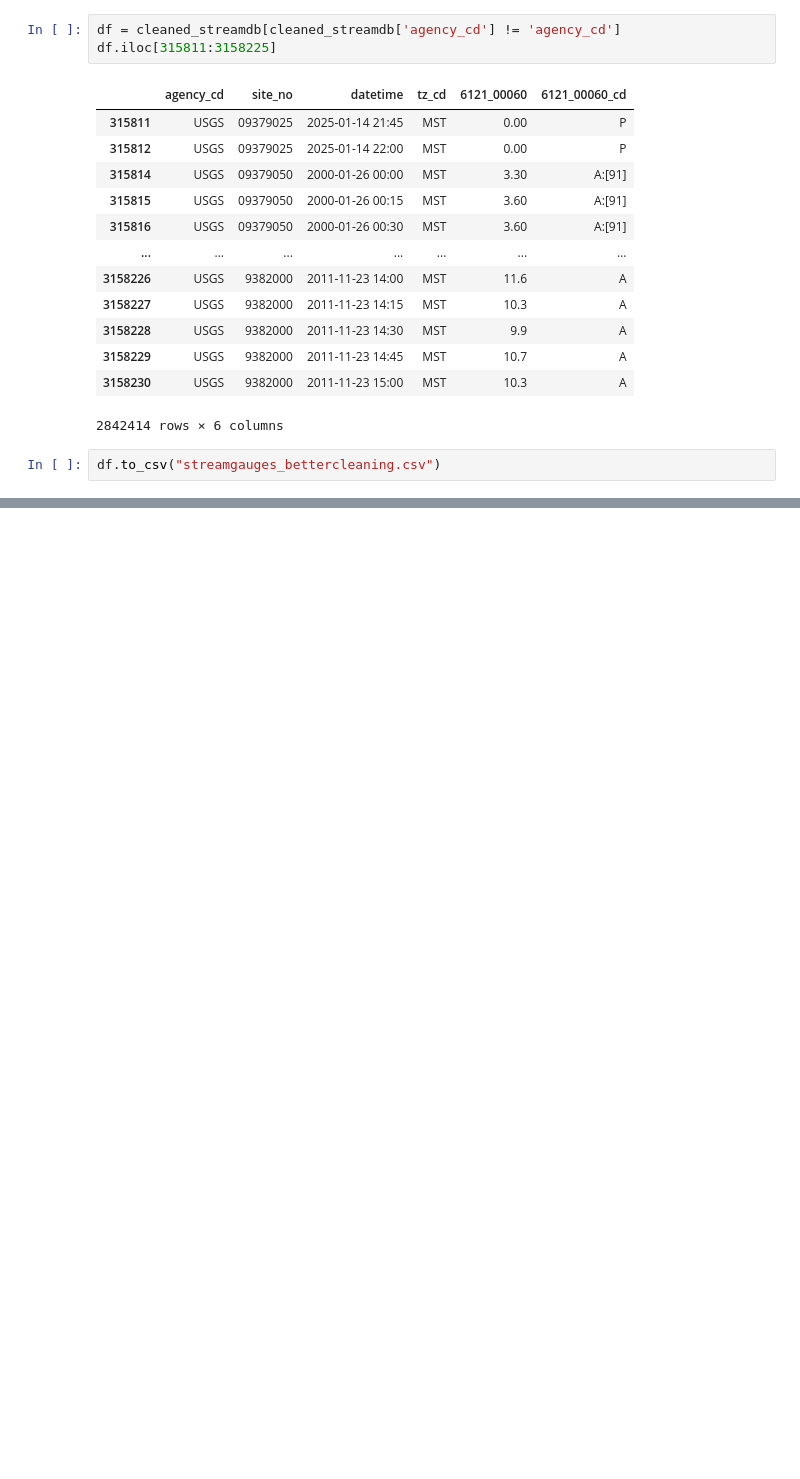
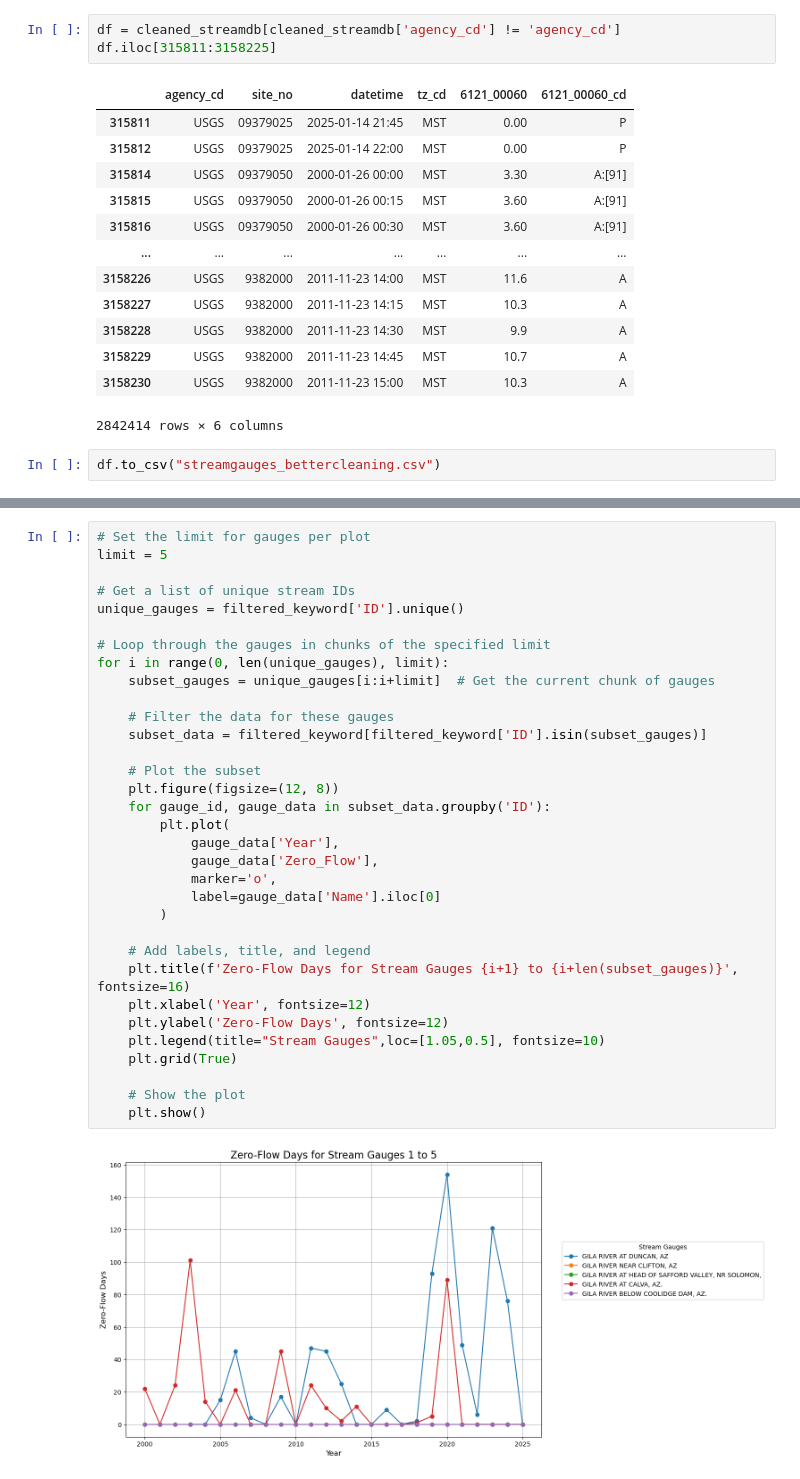
Before and after one commit to dtadych/Shallow_Groundwater_AZ, a Jupyter notebook: Code/FigureCreation/StreamGauges.ipynb, the cells around one changed output, grey strips where cells are left out. Drawn from its saved outputs; the diff is of its cells as text; blank space fills up the shorter version.

```diff
--- a/Code/FigureCreation/StreamGauges.ipynb
+++ b/Code/FigureCreation/StreamGauges.ipynb
@@ -343,0 +557,35 @@ MemoryError: Unable to allocate 5.22 GiB for an array with shape (5, 140174942)
+# %%
+# Set the limit for gauges per plot
+limit = 5
+
+# Get a list of unique stream IDs
+unique_gauges = filtered_keyword['ID'].unique()
+
+# Loop through the gauges in chunks of the specified limit
+for i in range(0, len(unique_gauges), limit):
+    subset_gauges = unique_gauges[i:i+limit]  # Get the current chunk of gauges
+
+    # Filter the data for these gauges
+    subset_data = filtered_keyword[filtered_keyword['ID'].isin(subset_gauges)]
+
+    # Plot the subset
+    plt.figure(figsize=(12, 8))
+    for gauge_id, gauge_data in subset_data.groupby('ID'):
+        plt.plot(
+            gauge_data['Year'],
+            gauge_data['Zero_Flow'],
+            marker='o',
+            label=gauge_data['Name'].iloc[0]
+        )
+
+    # Add labels, title, and legend
+    plt.title(f'Zero-Flow Days for Stream Gauges {i+1} to {i+len(subset_gauges)}', fontsize=16)
+    plt.xlabel('Year', fontsize=12)
+    plt.ylabel('Zero-Flow Days', fontsize=12)
+    plt.legend(title="Stream Gauges",loc=[1.05,0.5], fontsize=10)
+    plt.grid(True)
+
+    # Show the plot
+    plt.show()
+# %% [output]
+[figure, added]
```
Also changed, not shown: parts of 21 cells of this notebook, 2 other files.
